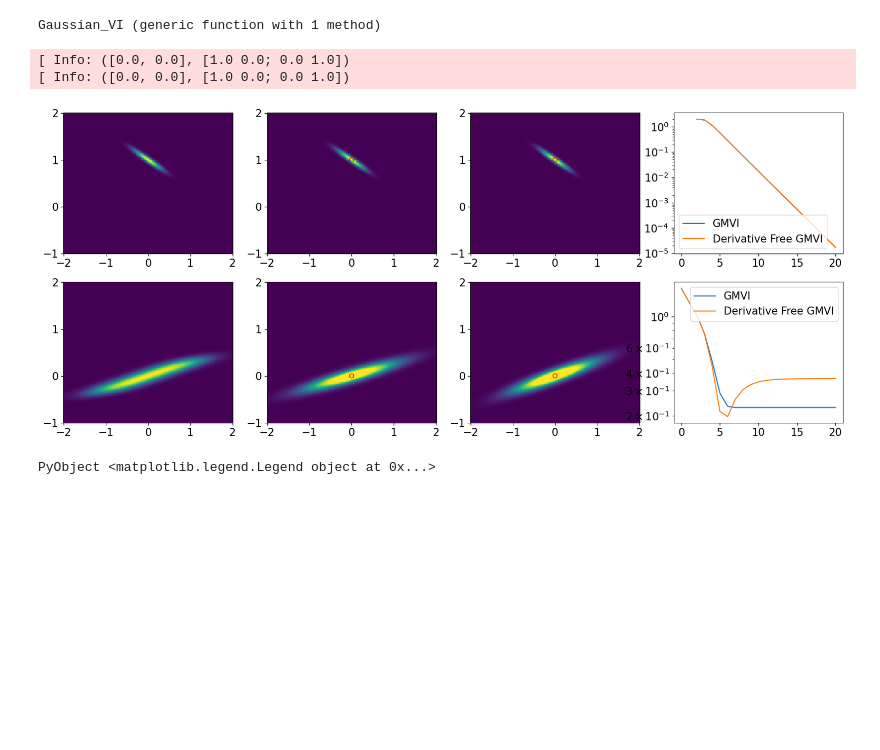
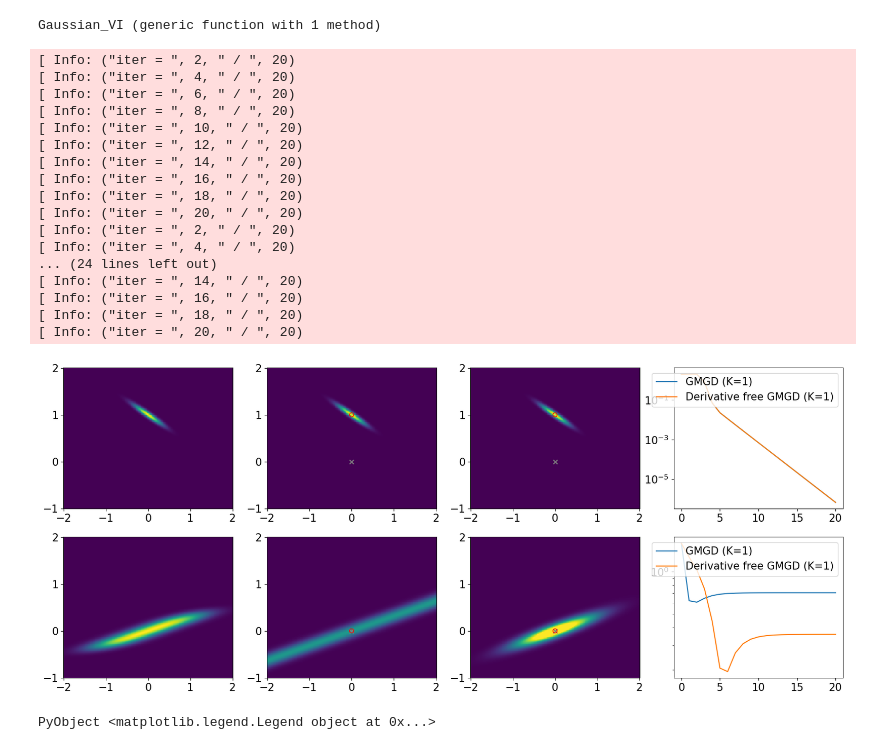
Before and after one commit to Zhengyu-Huang/InverseProblems.jl, a Jupyter notebook: Derivative-Free/Gaussian-NGD.ipynb, the cells around one changed output. Saved outputs shown, nothing was run; the diff lists cells and outputs as text; code cells hidden in the pictures; blank space fills up the shorter version.

```diff
--- a/Derivative-Free/Gaussian-NGD.ipynb
+++ b/Derivative-Free/Gaussian-NGD.ipynb
@@ -108,7 +108,7 @@ function Gaussian_VI(func_V, func_F, μ0, Σ0; N_iter = 100, dt = 1.0e-3)
     x0_mean = reshape(μ0,1,N_θ)
     xx0_cov = reshape(Σ0,1,N_θ,N_θ)
     sqrt_matrix_type = "Cholesky"
-    quadrature_type_GM = "cubature_transform_o5"
+    quadrature_type_GM = "mean_point"
 
     if func_V !== nothing
         gmgdobj = GMGD_Run(
@@ -122,7 +122,7 @@ function Gaussian_VI(func_V, func_F, μ0, Σ0; N_iter = 100, dt = 1.0e-3)
         quadrature_type_GM = quadrature_type_GM,
         # setup for potential function part
         Bayesian_inverse_problem = false,
-        quadrature_type = "cubature_transform_o3")
+        quadrature_type = "mean_point")
 
     end
 
@@ -140,7 +140,7 @@ function Gaussian_VI(func_V, func_F, μ0, Σ0; N_iter = 100, dt = 1.0e-3)
         Bayesian_inverse_problem = true,
         N_f = N_f,
         quadrature_type = "unscented_transform",
-        c_weight_BIP = sqrt(3.0))
+        c_weight_BIP = 1e-3)
 
     end
 
@@ -152,36 +152,51 @@ Gaussian_VI (generic function with 1 method)
 # %%
 fig, ax = PyPlot.subplots(nrows=2, ncols=4, sharex=false, sharey=false, figsize=(20,8))
 
 
 
 y = [1.0; 2.0]
 ση = 0.1
 Gtype = "Gaussian"
 A = [1.0 1.0; 1.0 2.0]
 C_post, m_post = ση^2*inv(A'*A), (A'*A)\(A*y)
 func_args = (y, ση, A , Gtype)
 func_F(x) = F(x, func_args)
 func_V(x) = V(x, func_args)
 μ0, Σ0 = [0.0; 0.0], [1.0 0.0; 0.0 1.0]
 gmgdobj, gmgdobj_BIP = Gaussian_VI(func_V, func_F, μ0, Σ0; N_iter = 20, dt = 5e-1)
-args = (y, ση, A, Gtype, gmgdobj, gmgdobj_BIP);
-visualization_2d(func_F, ax[1,:], 200, 200, [-2.0,2.0], [-1.0,2.0]; args=args)
+objs = (gmgdobj, gmgdobj_BIP);
+visualization_2d(ax[1,:]; Nx=200, Ny=200, x_lim=[-2.0,2.0], y_lim=[-1.0,2.0], func_F=func_F, objs=objs)
 
 
 
 y = [0.0; 0.0]
 ση = 0.1
 Gtype = "Logconcave"
 λ = 0.1
 func_args = (y, ση, λ , Gtype)
 func_F(x) = F(x, func_args)
 func_V(x) = V(x, func_args)
 μ0, Σ0 = [0.0; 0.0], [1.0 0.0; 0.0 1.0]
 gmgdobj, gmgdobj_BIP = Gaussian_VI(func_V, func_F, μ0, Σ0; N_iter = 20, dt = 5e-1)
-args = (y, ση, λ , Gtype, gmgdobj, gmgdobj_BIP);
-visualization_2d(func_F, ax[2,:], 200, 200, [-2.0,2.0], [-1.0,2.0]; args=args)
+objs = (gmgdobj, gmgdobj_BIP);
+visualization_2d(ax[2,:]; Nx=200, Ny=200, x_lim=[-2.0,2.0], y_lim=[-1.0,2.0], func_F=func_F, objs=objs)
 # %% [output]
-[ Info: ([0.0, 0.0], [1.0 0.0; 0.0 1.0])
-[ Info: ([0.0, 0.0], [1.0 0.0; 0.0 1.0])
+[ Info: ("iter = ", 2, " / ", 20)
+[ Info: ("iter = ", 4, " / ", 20)
+[ Info: ("iter = ", 6, " / ", 20)
+[ Info: ("iter = ", 8, " / ", 20)
+[ Info: ("iter = ", 10, " / ", 20)
+[ Info: ("iter = ", 12, " / ", 20)
+[ Info: ("iter = ", 14, " / ", 20)
+[ Info: ("iter = ", 16, " / ", 20)
+[ Info: ("iter = ", 18, " / ", 20)
+[ Info: ("iter = ", 20, " / ", 20)
+[ Info: ("iter = ", 2, " / ", 20)
+[ Info: ("iter = ", 4, " / ", 20)
+... (24 lines left out)
+[ Info: ("iter = ", 14, " / ", 20)
+[ Info: ("iter = ", 16, " / ", 20)
+[ Info: ("iter = ", 18, " / ", 20)
+[ Info: ("iter = ", 20, " / ", 20)
-[figure, old version]
+[figure, new version]
 PyObject <matplotlib.legend.Legend object at 0x...>
```
Also changed, not shown: parts of 1 cell of this notebook, 2 other files.
